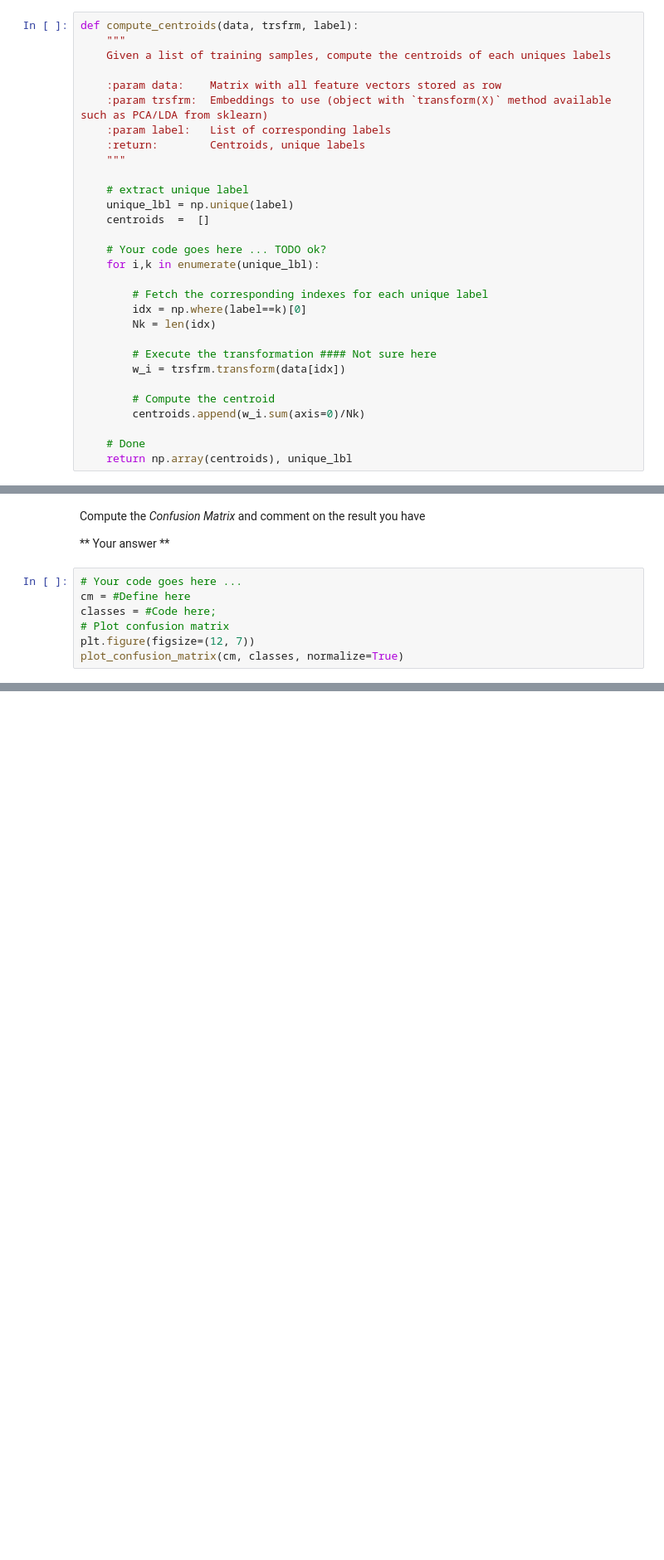
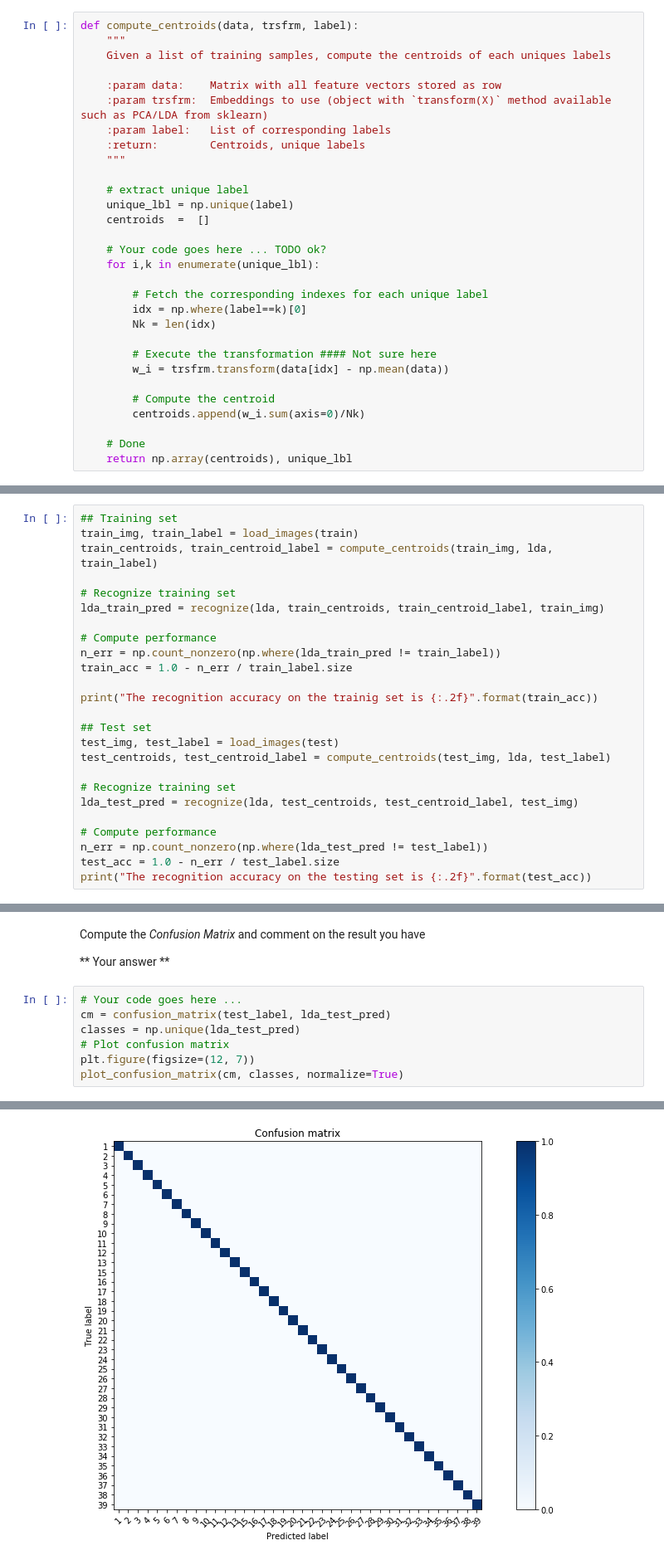
Before and after one commit to TTimTT/IPLab, a Jupyter notebook: assignments/Tim.ipynb, the cells around one changed output, grey strips where cells are left out. Shown at 83% size. Drawn from its saved outputs; the diff is of its cells as text; blank space fills up the shorter version.

```diff
--- a/assignments/Tim.ipynb
+++ b/assignments/Tim.ipynb
@@ -1230,7 +1218,7 @@ def compute_centroids(data, trsfrm, label):
         Nk = len(idx)
 
         # Execute the transformation #### Not sure here
-        w_i = trsfrm.transform(data[idx])
+        w_i = trsfrm.transform(data[idx] - np.mean(data))
 
         # Compute the centroid
         centroids.append(w_i.sum(axis=0)/Nk)
@@ -1412,0 +1415,25 @@ print("The recognition accuracy on the testing set is {:.2f}".format(test_acc))
+# %%
+## Training set
+train_img, train_label = load_images(train)
+train_centroids, train_centroid_label = compute_centroids(train_img, lda, train_label)
+
+# Recognize training set
+lda_train_pred = recognize(lda, train_centroids, train_centroid_label, train_img)
+
+# Compute performance
+n_err = np.count_nonzero(np.where(lda_train_pred != train_label))
+train_acc = 1.0 - n_err / train_label.size
+
+print("The recognition accuracy on the trainig set is {:.2f}".format(train_acc))
+
+## Test set
+test_img, test_label = load_images(test)
+test_centroids, test_centroid_label = compute_centroids(test_img, lda, test_label)
+
+# Recognize training set
+lda_test_pred = recognize(lda, test_centroids, test_centroid_label, test_img)
+
+# Compute performance
+n_err = np.count_nonzero(np.where(lda_test_pred != test_label))
+test_acc = 1.0 - n_err / test_label.size
+print("The recognition accuracy on the testing set is {:.2f}".format(test_acc))
@@ -1416,8 +1446,9 @@ Compute the *Confusion Matrix* and comment on the result you have
 ** Your answer **
 # %%
 # Your code goes here ...
-cm = #Define here
-classes = #Code here;
+cm = confusion_matrix(test_label, lda_test_pred)
+classes = np.unique(lda_test_pred)
 # Plot confusion matrix
 plt.figure(figsize=(12, 7))
 plot_confusion_matrix(cm, classes, normalize=True)
+# %% [output]
@@ -1424,3 +1456,4 @@ plot_confusion_matrix(cm, classes, normalize=True)
+[figure, added]
 # %% [markdown]
 You have implemented / tested two approaches for face recognition which one works the best and why ? What's are the pro/cons of each method ?
 
```
Also changed, not shown: parts of 31 cells of this notebook.
